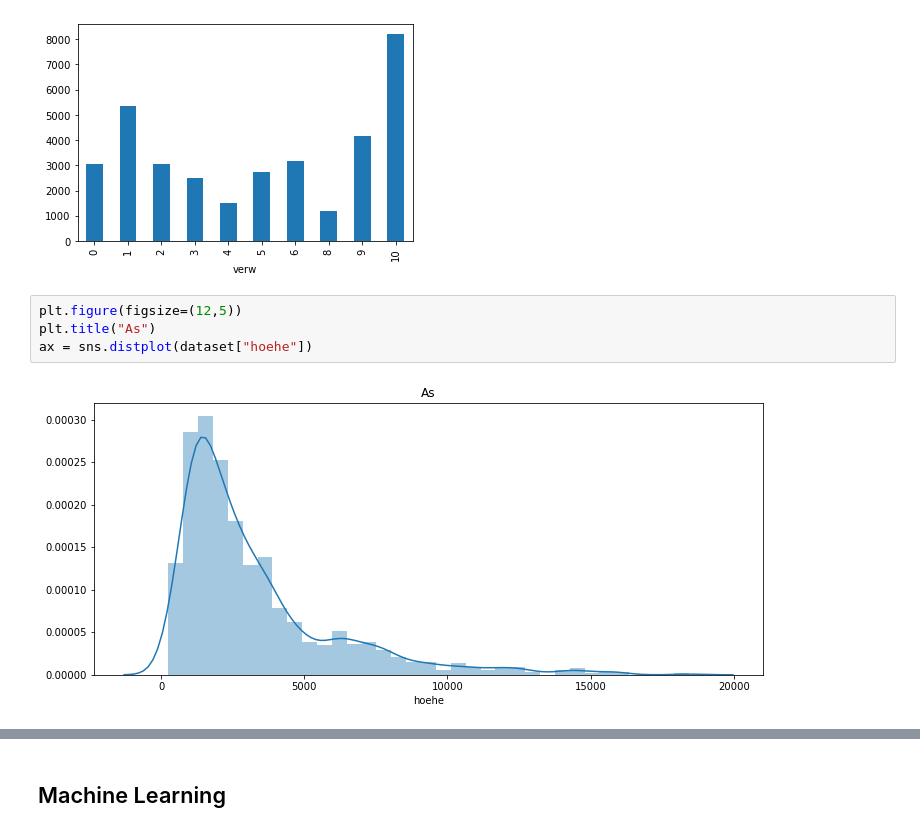
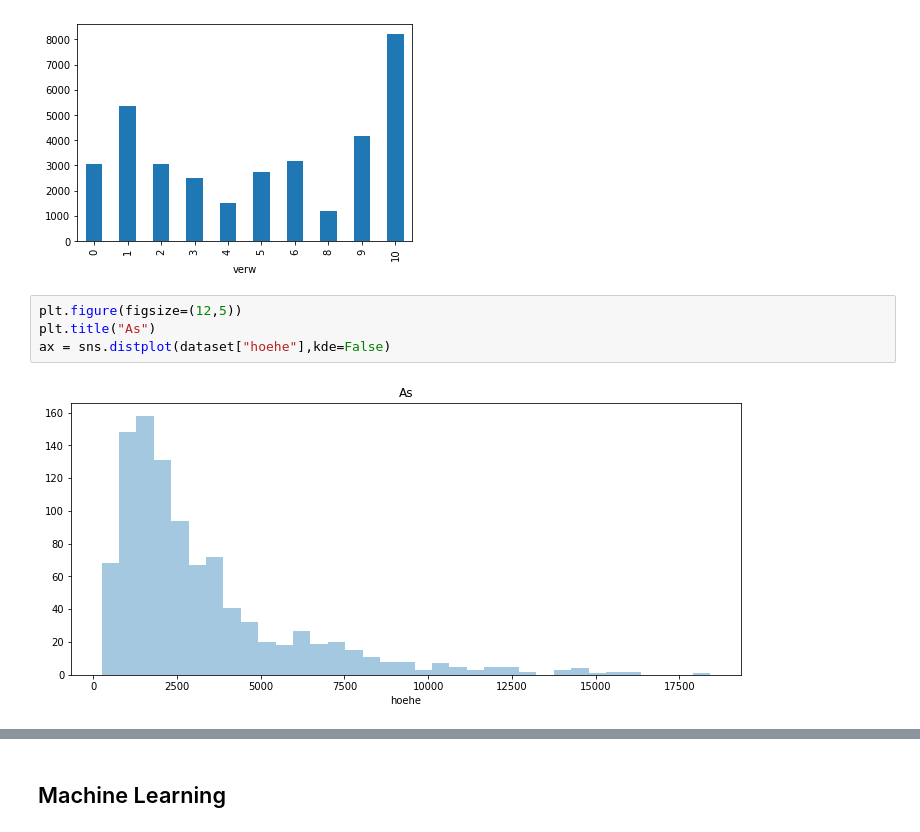
Before and after one commit to satriobhirawa/Kredit-EDA-SudDeutschland, a Jupyter notebook: KreditScoring_EDA.ipynb, the cells around one changed output, grey strips where cells are left out. Saved outputs shown, nothing was run; the diff lists cells and outputs as text.

```diff
--- a/KreditScoring_EDA.ipynb
+++ b/KreditScoring_EDA.ipynb
@@ -626,6 +627,6 @@ dataset.groupby('verw')['hoehe'].mean().plot.bar()
 # %%
 plt.figure(figsize=(12,5))
 plt.title("As")
-ax = sns.distplot(dataset["hoehe"])
+ax = sns.distplot(dataset["hoehe"],kde=False)
 # %% [output]
-[figure, old version]
+[figure, new version]
```
Also changed, not shown: parts of 22 cells of this notebook, 1 other file.
